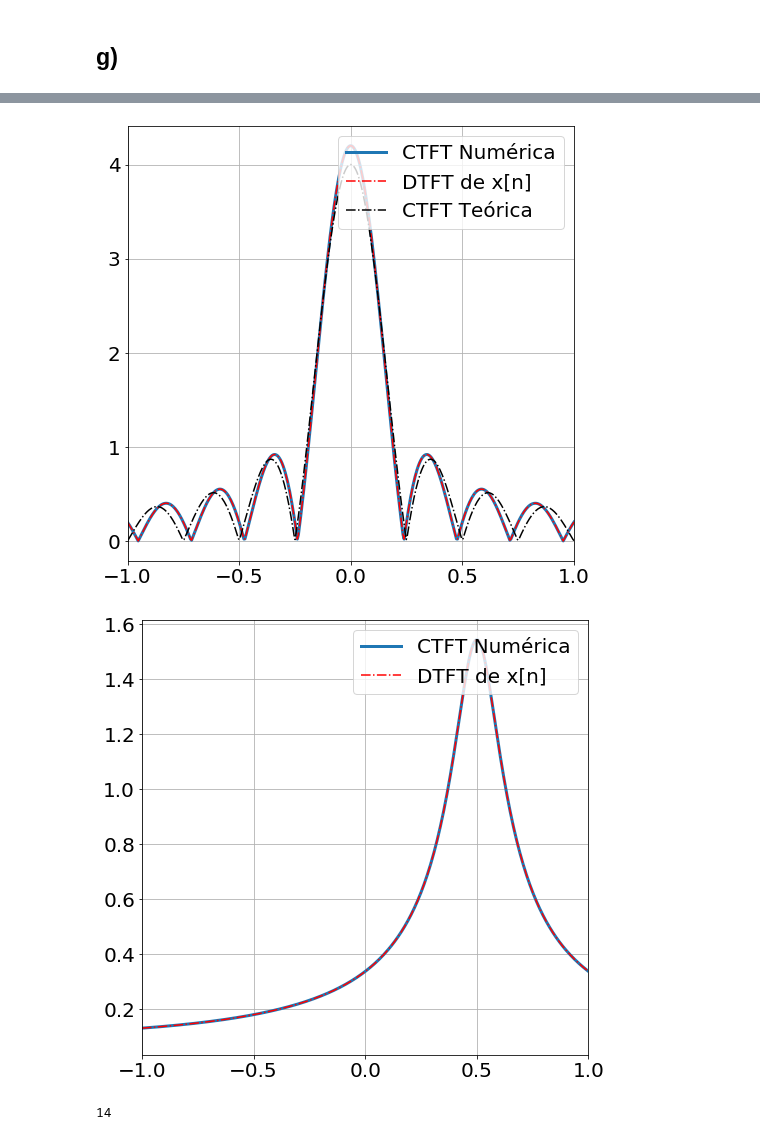
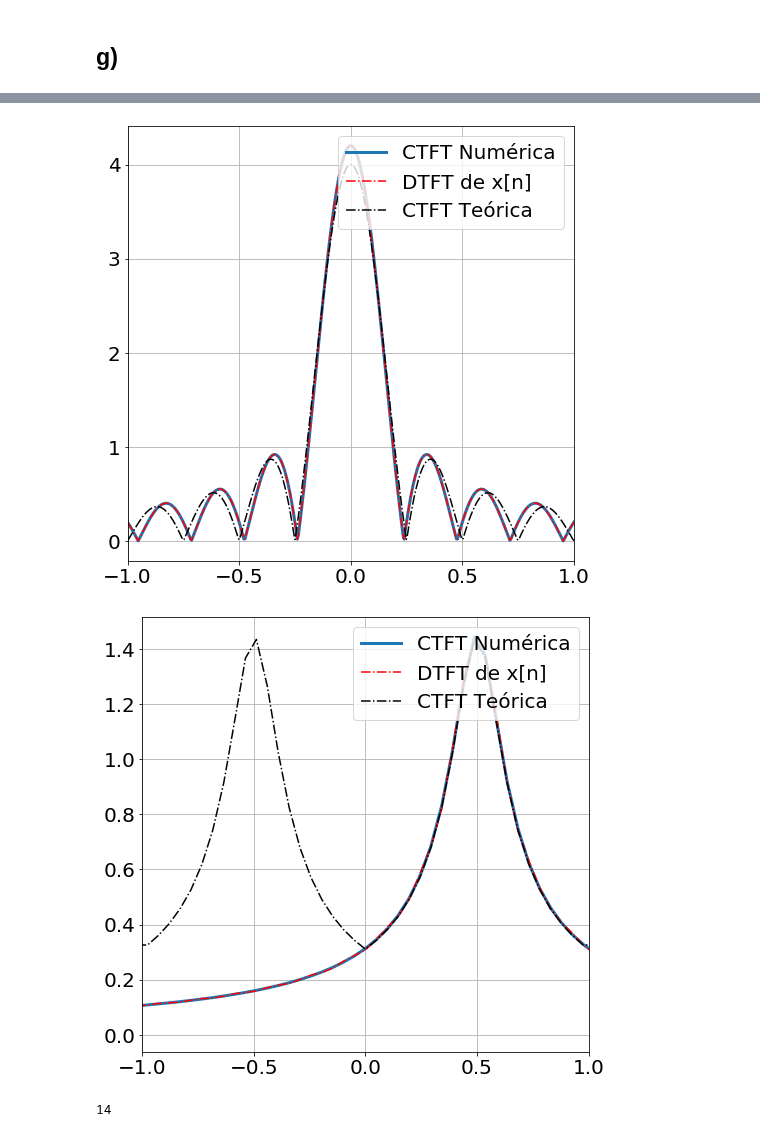
Before and after one commit to Equipo-2-DSP/informe_parte_2, a Jupyter notebook: 04-Continua-Periodica.ipynb, the cells around one changed output, grey strips where cells are left out. Saved outputs shown, nothing was run; the diff lists cells and outputs as text; code cells hidden in the pictures.

Commit message:
se encontro la CTFT de la x3(t)

```diff
--- a/04-Continua-Periodica.ipynb
+++ b/04-Continua-Periodica.ipynb
@@ -206,4 +206,8 @@ x_3 = lambda t: (complex( -0.5 ))**t * escalon( t )
 
 X_1 = lambda f: 25*np.sinc( 5*f )**2 * np.exp( -1j*10*np.pi*f )
 X_2 = lambda f: 4*np.sinc( 4*f )
-X_3 = lambda f:f
+X_3 = lambda f: np.log( complex(-.5)*np.exp( -2j*np.pi*f ) ) ** (-1)
+# %%
+f = np.linspace( -3,3, 2000 )
+plt.plot(f, np.angle(X_3(f)) )
+plt.grid()
@@ -236,11 +242,11 @@ def graficar_CTFT( x_c, Fs, N, X_teorica=None  ,N_neg=0, zero_padding=None, path
     if( path ):
         plt.savefig( path )
 # %%
-Fs_1 = 5
+Fs_1 = 15
 Fs_2 = 5
-Fs_3 = 5
+Fs_3 = 50
 
 graficar_CTFT( x_1, Fs_1, 15*Fs_1+10, X_1, zero_padding=1024 , path='./Img/punto_4_h_1.png' )
 graficar_CTFT( x_2, Fs_2, 10*Fs_2+10, X_2 ,N_neg=2, zero_padding=1024 , path='./Img/punto_4_h_2.png' )
-graficar_CTFT( x_3, Fs_3, 20*Fs_3, zero_padding=1024, path='./Img/punto_4_h_3.png' )
+graficar_CTFT( x_3, Fs_3, 20*Fs_3, X_3 , zero_padding=1024, path='./Img/punto_4_h_3.png' )
 # %% [output]
@@ -248,5 +254,5 @@ graficar_CTFT( x_3, Fs_3, 20*Fs_3, zero_padding=1024, path='./Img/punto_4_h_3.pn
 [figure]
-[figure, old version]
+[figure, new version]
 # %%
 n = np.arange( 0, 14 )
 len(np.sum( [  np.exp( n )  for i in range(10)], axis=0 ))
```
Also changed, not shown: parts of 2 cells of this notebook, 2 other files.
